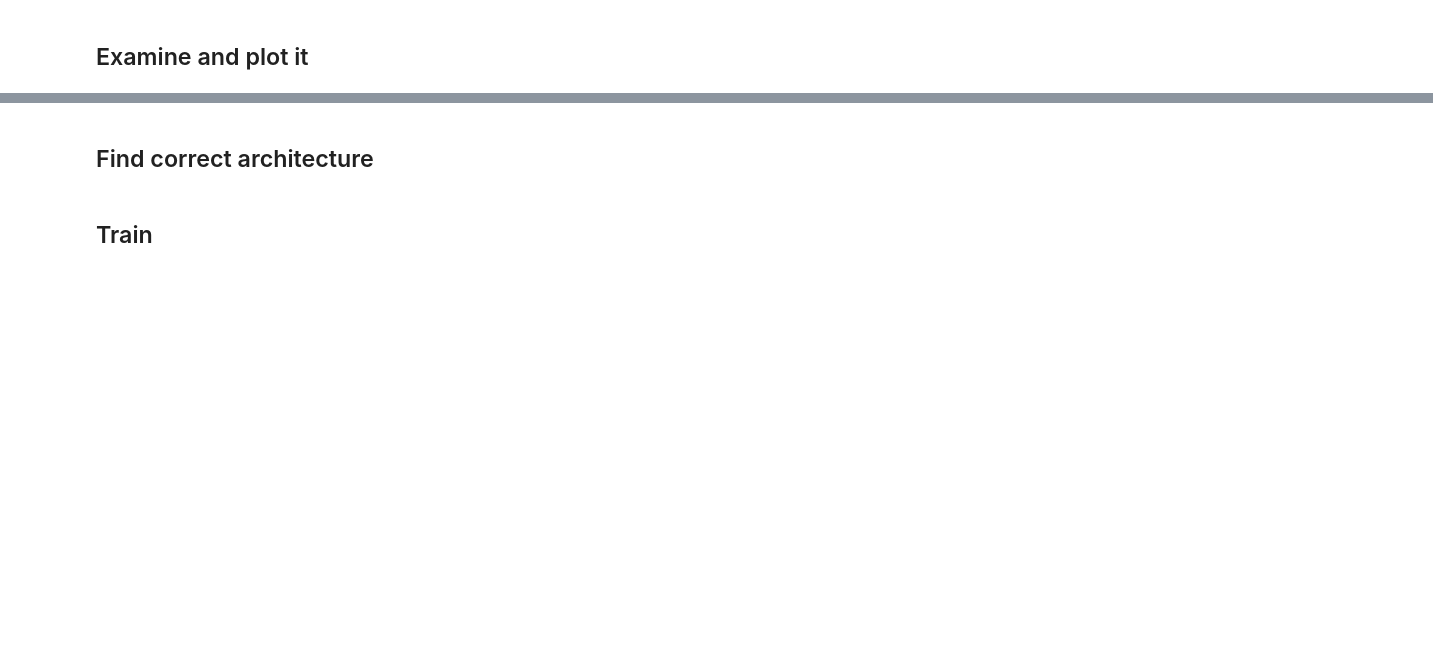
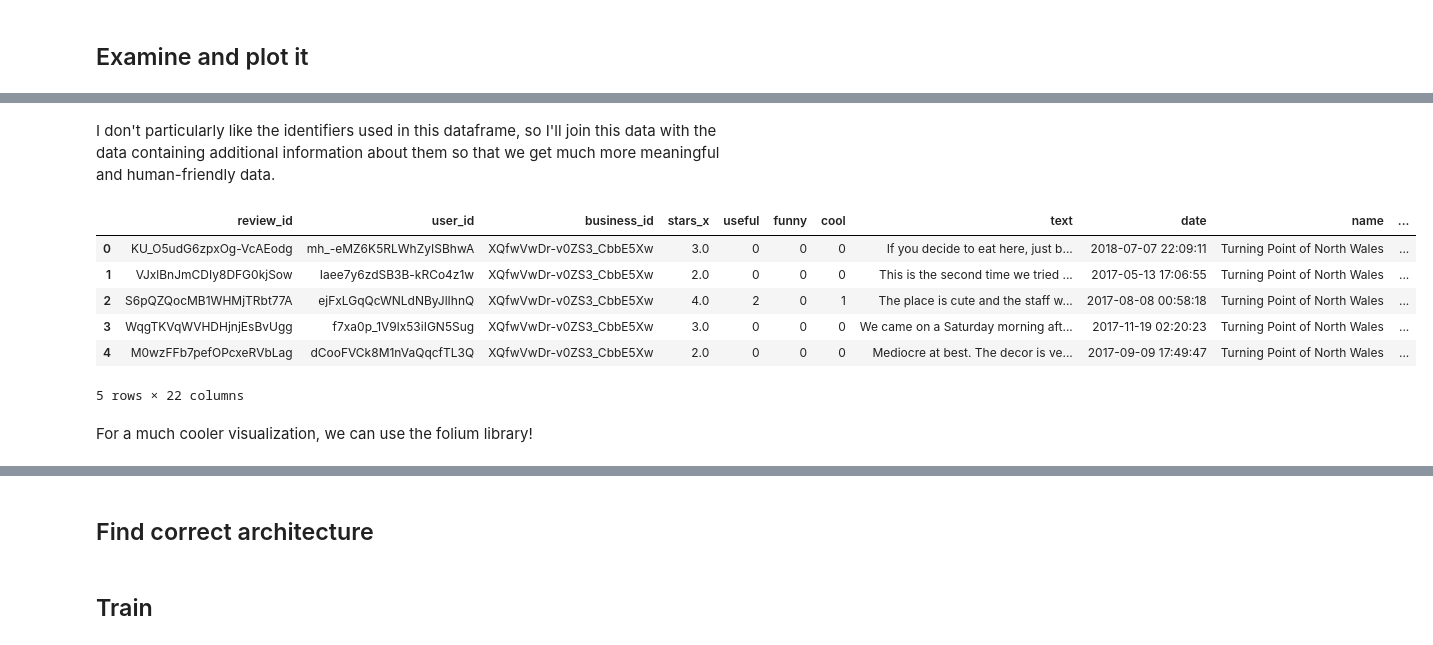
Before and after one commit to de-lachende-cavalier/amd-project, a Jupyter notebook: dl_notebook.ipynb, the cells around one changed output, grey strips where cells are left out. Saved outputs shown, nothing was run; the diff lists cells and outputs as text; code cells hidden in the pictures; blank space fills up the shorter version.

Commit message:
updated notebook to contain some data analysis

```diff
--- a/dl_notebook.ipynb
+++ b/dl_notebook.ipynb
@@ -32,0 +46,16 @@ os.environ['KAGGLE_KEY'] = kaggle_key
+# %%
+def read_to_dataframe(data_file, max_nl = 100_000):
+  data = []
+  with open(data_file) as f:
+    nl = 0
+
+    for line in f:
+      data.append(json.loads(line))
+
+      nl += 1
+      if nl >= max_nl:
+        break
+
+  return pd.DataFrame(data)
+# %%
+data_df = read_to_dataframe(data_file)
@@ -32,0 +102,20 @@ os.environ['KAGGLE_KEY'] = kaggle_key
+# %% [markdown]
+I don't particularly like the identifiers used in this dataframe, so I'll join this data with the data containing additional information about them so that we get much more meaningful and human-friendly data.
+# %%
+business_file = "yelp_academic_dataset_business.json"
+
+business_df = read_to_dataframe(data_dir + business_file, max_nl=math.inf) # no need to set a limit (the file is 113MB large)
+# %%
+rich_data = pd.merge(data_df, business_df, on="business_id")
+# %%
+rich_data.head() # as we can see, we now have a richer dataset, which makes it easier to identify the businesses (as far as the reviews and the users are concerned, it's not important to further enrich the data)
+# %% [output]
+|  | review_id | user_id | business_id | stars_x | useful | funny | cool | text | date | name | ... |
+| 0 | KU_O5udG6zpxOg-VcAEodg | mh_-eMZ6K5RLWhZyISBhwA | XQfwVwDr-v0ZS3_CbbE5Xw | 3.0 | 0 | 0 | 0 | If you decide to eat here, just b... | 2018-07-07 22:09:11 | Turning Point of North Wales | ... |
+| 1 | VJxlBnJmCDIy8DFG0kjSow | Iaee7y6zdSB3B-kRCo4z1w | XQfwVwDr-v0ZS3_CbbE5Xw | 2.0 | 0 | 0 | 0 | This is the second time we tried ... | 2017-05-13 17:06:55 | Turning Point of North Wales | ... |
+| 2 | S6pQZQocMB1WHMjTRbt77A | ejFxLGqQcWNLdNByJlIhnQ | XQfwVwDr-v0ZS3_CbbE5Xw | 4.0 | 2 | 0 | 1 | The place is cute and the staff w... | 2017-08-08 00:58:18 | Turning Point of North Wales | ... |
+| 3 | WqgTKVqWVHDHjnjEsBvUgg | f7xa0p_1V9lx53iIGN5Sug | XQfwVwDr-v0ZS3_CbbE5Xw | 3.0 | 0 | 0 | 0 | We came on a Saturday morning aft... | 2017-11-19 02:20:23 | Turning Point of North Wales | ... |
+| 4 | M0wzFFb7pefOPcxeRVbLag | dCooFVCk8M1nVaQqcfTL3Q | XQfwVwDr-v0ZS3_CbbE5Xw | 2.0 | 0 | 0 | 0 | Mediocre at best. The decor is ve... | 2017-09-09 17:49:47 | Turning Point of North Wales | ... |
+5 rows × 22 columns
+# %% [markdown]
+For a much cooler visualization, we can use the folium library!
```
Also changed, not shown: parts of 14 cells of this notebook.
